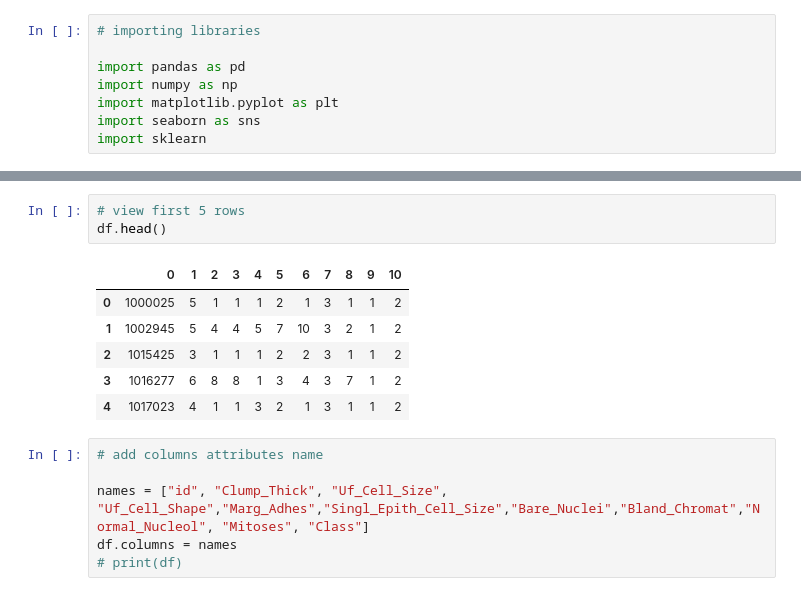
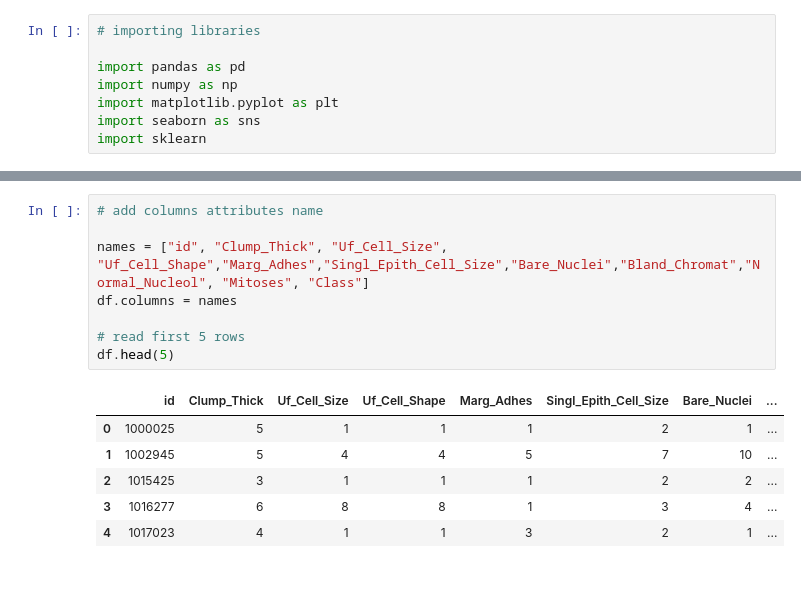
Before and after one commit to G00411367/PfDA_II, a Jupyter notebook: wisconsin_analysis.ipynb, the cells around one changed output, grey strips where cells are left out. Drawn from its saved outputs; the diff is of its cells as text.

```diff
--- a/wisconsin_analysis.ipynb
+++ b/wisconsin_analysis.ipynb
@@ -168,16 +178,15 @@ df = pd.read_csv('data/breast-cancer-wisconsin.data', header=None)
-# %%
-# view first 5 rows
-df.head()
-# %% [output]
-|  | 0 | 1 | 2 | 3 | 4 | 5 | 6 | 7 | 8 | 9 | 10 |
-| 0 | 1000025 | 5 | 1 | 1 | 1 | 2 | 1 | 3 | 1 | 1 | 2 |
-| 1 | 1002945 | 5 | 4 | 4 | 5 | 7 | 10 | 3 | 2 | 1 | 2 |
-| 2 | 1015425 | 3 | 1 | 1 | 1 | 2 | 2 | 3 | 1 | 1 | 2 |
-| 3 | 1016277 | 6 | 8 | 8 | 1 | 3 | 4 | 3 | 7 | 1 | 2 |
-| 4 | 1017023 | 4 | 1 | 1 | 3 | 2 | 1 | 3 | 1 | 1 | 2 |
 # %%
 # add columns attributes name
 
 names = ["id", "Clump_Thick", "Uf_Cell_Size", "Uf_Cell_Shape","Marg_Adhes","Singl_Epith_Cell_Size","Bare_Nuclei","Bland_Chromat","Normal_Nucleol", "Mitoses", "Class"]
 df.columns = names
-# print(df)
+
+# read first 5 rows
+df.head(5)
+# %% [output]
+|  | id | Clump_Thick | Uf_Cell_Size | Uf_Cell_Shape | Marg_Adhes | Singl_Epith_Cell_Size | Bare_Nuclei | ... |
+| 0 | 1000025 | 5 | 1 | 1 | 1 | 2 | 1 | ... |
+| 1 | 1002945 | 5 | 4 | 4 | 5 | 7 | 10 | ... |
+| 2 | 1015425 | 3 | 1 | 1 | 1 | 2 | 2 | ... |
+| 3 | 1016277 | 6 | 8 | 8 | 1 | 3 | 4 | ... |
+| 4 | 1017023 | 4 | 1 | 1 | 3 | 2 | 1 | ... |
```
Also changed, not shown: parts of 19 cells of this notebook.
